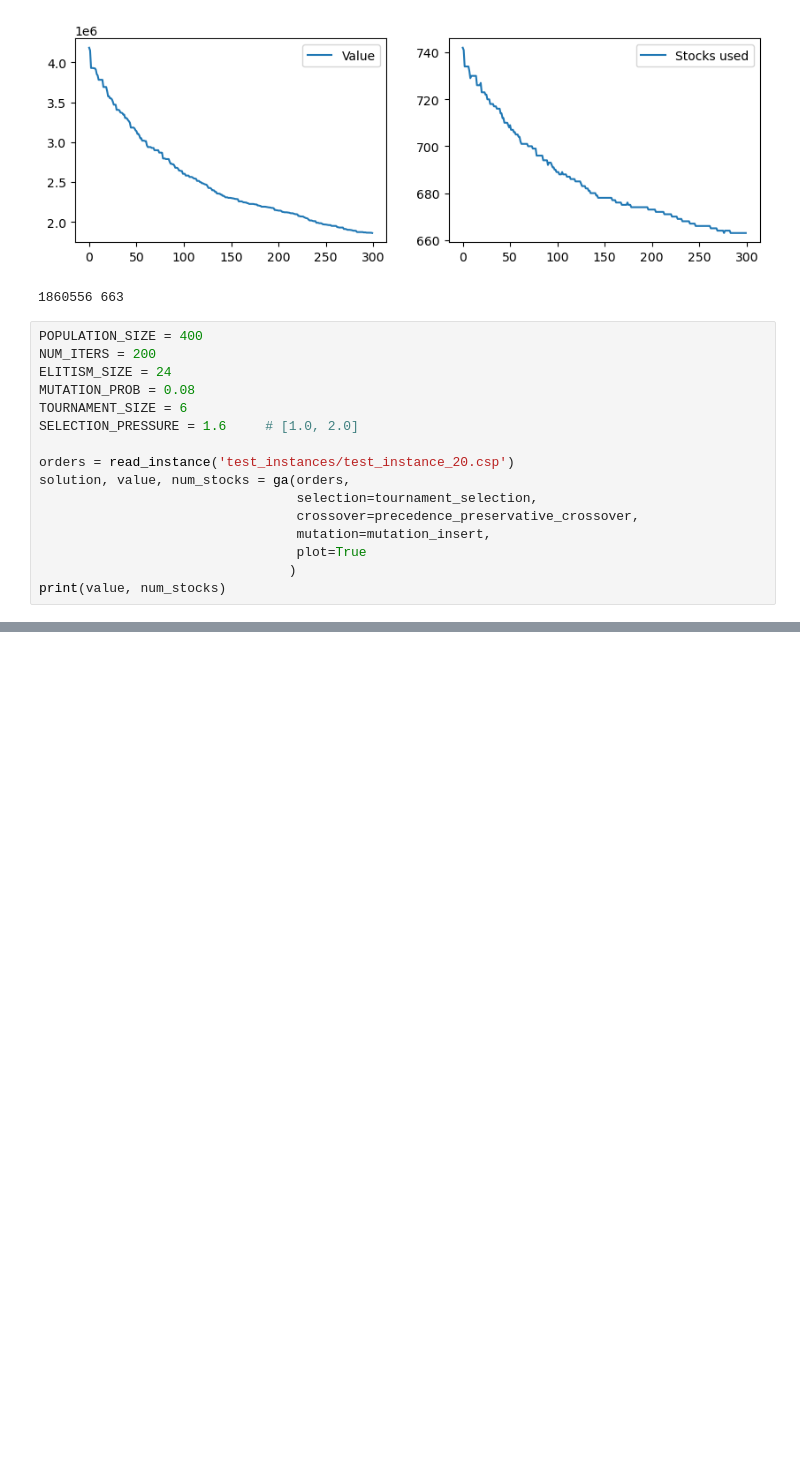
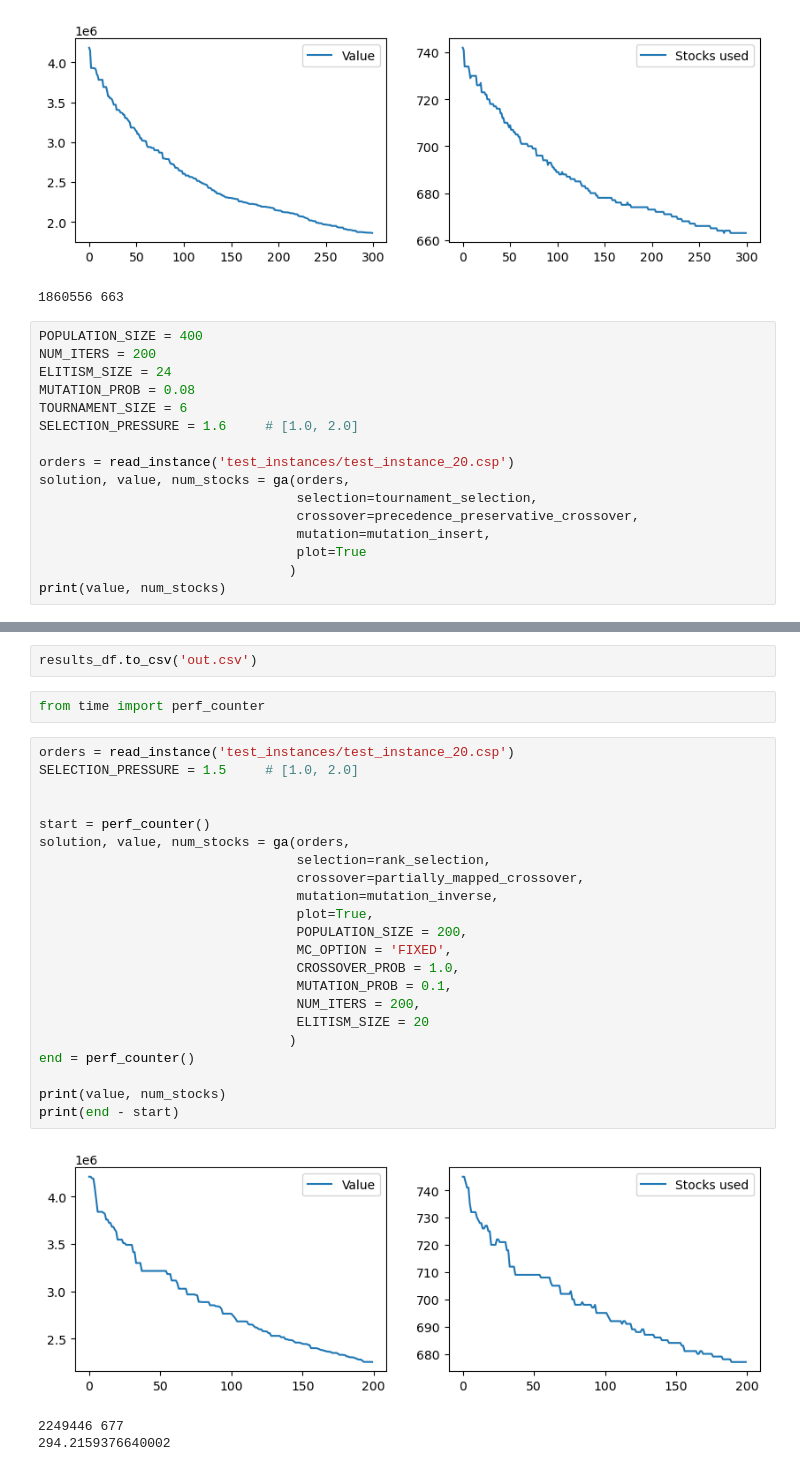
Before and after one commit to MilenkovicMaja/csp_optimization, a Jupyter notebook: csp.ipynb, the cells around one changed output, grey strips where cells are left out. Drawn from its saved outputs; the diff is of its cells as text; blank space fills up the shorter version.

```diff
--- a/csp.ipynb
+++ b/csp.ipynb
@@ -995,0 +1022,30 @@ Value: 556793, num stocks: 302
+# %%
+results_df.to_csv('out.csv')
+# %%
+from time import perf_counter
+# %%
+orders = read_instance('test_instances/test_instance_20.csp')
+SELECTION_PRESSURE = 1.5     # [1.0, 2.0]
+
+
+start = perf_counter()
+solution, value, num_stocks = ga(orders,
+                                 selection=rank_selection,
+                                 crossover=partially_mapped_crossover,
+                                 mutation=mutation_inverse,
+                                 plot=True,
+                                 POPULATION_SIZE = 200,
+                                 MC_OPTION = 'FIXED',
+                                 CROSSOVER_PROB = 1.0,
+                                 MUTATION_PROB = 0.1,
+                                 NUM_ITERS = 200,
+                                 ELITISM_SIZE = 20
+                                )
+end = perf_counter()
+
+print(value, num_stocks)
+print(end - start)
+# %% [output]
+[figure, added]
+2249446 677
+294.2159376640002
```
Also changed, not shown: parts of 6 cells of this notebook, 3 other files.
